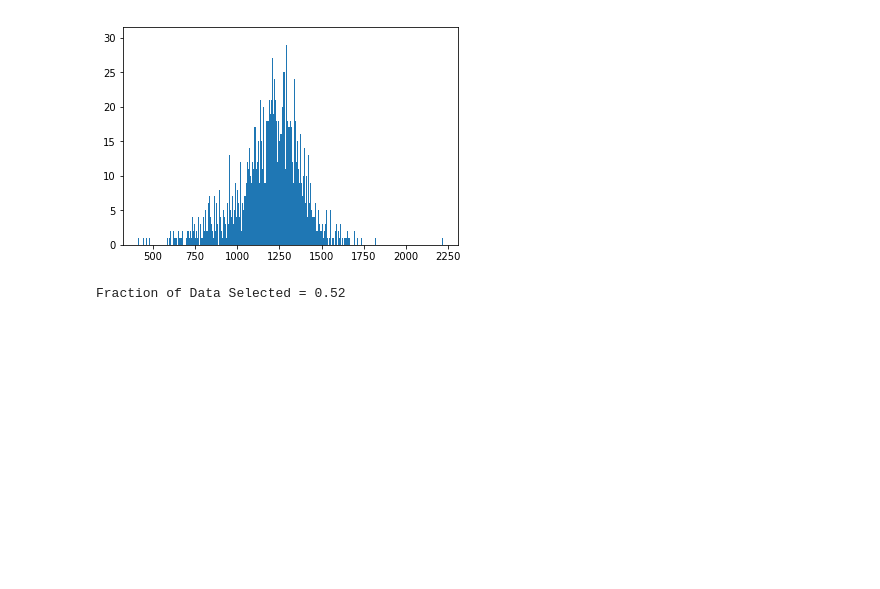
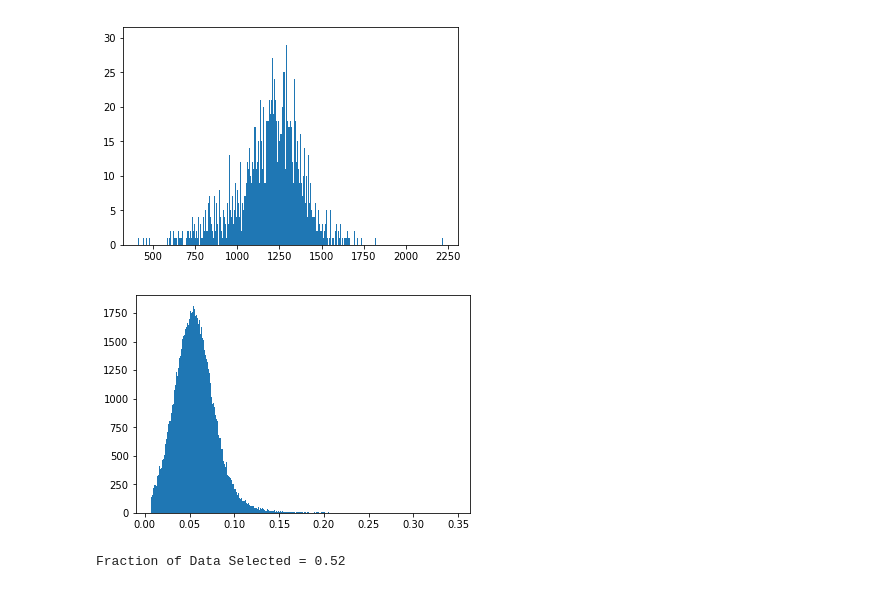
Before and after one commit to sameerd/DiffusionTensorImaging, a Jupyter notebook: notebooks/Free Water.ipynb, the cells around one changed output. Saved outputs shown, nothing was run; the diff lists cells and outputs as text; code cells hidden in the pictures; blank space fills up the shorter version.

```diff
--- a/notebooks/Free Water.ipynb
+++ b/notebooks/Free Water.ipynb
@@ -174,6 +213,11 @@ x = plt.hist(S0s_bi[mask].ravel(), bins=500)
 # %% [output]
 Fraction of Data Selected = 0.10
 [figure]
+# %%
+# Lets look at the attentuation when the FA is close to that of water
+x = plt.hist(Ahat[:,:,:,1:65][mask].ravel(), bins=500)
+# %% [output]
+[figure, added]
 # %%
 #Lets set the value of Swater to be 1500 as that is close
 # to the end of the distribution in percentile terms
```
Also changed, not shown: parts of 28 cells of this notebook.
